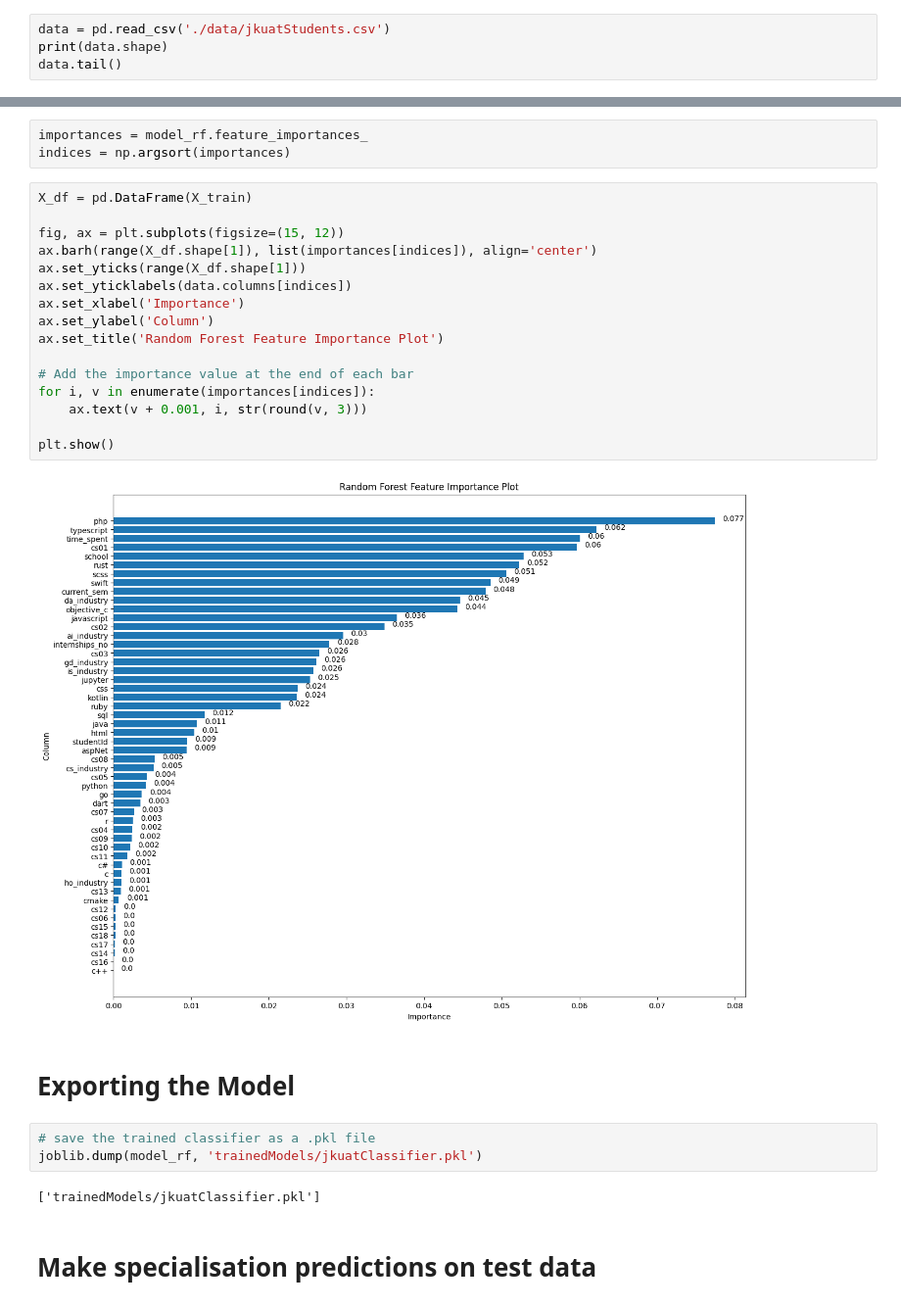
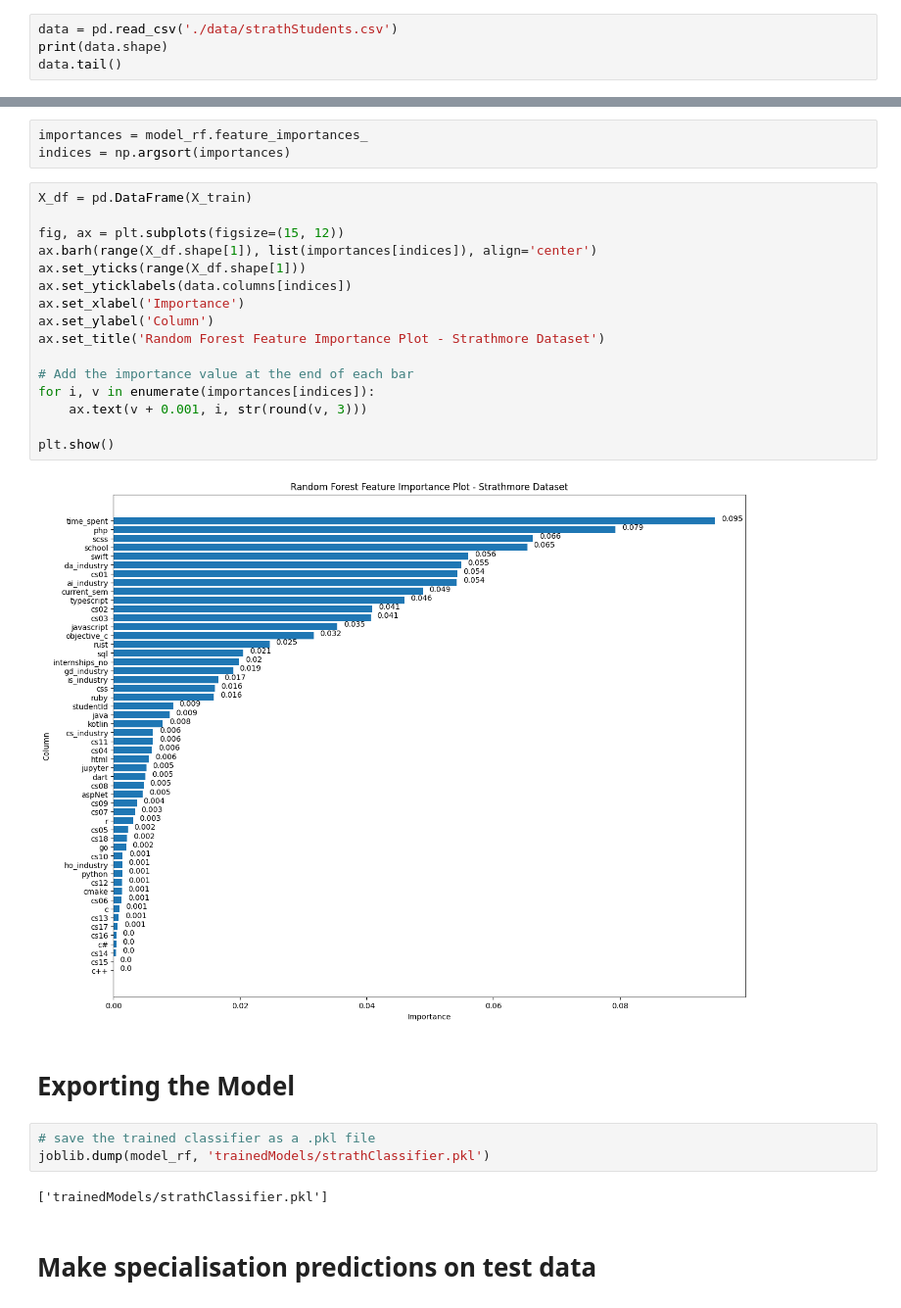
Before and after one commit to mel-fayne/elira_api, a Jupyter notebook: classifierModel/spec_classifier.ipynb, the cells around one changed output, grey strips where cells are left out. Shown: that part at 98% size. Cells and saved outputs as stored; diff of their text form.

Commit message:
implement jkuat and strath classifiers

```diff
--- a/classifierModel/spec_classifier.ipynb
+++ b/classifierModel/spec_classifier.ipynb
@@ -22,7 +22,7 @@ from sklearn.svm import SVC
 # %% [markdown]
 # Reading Data
 # %%
-data = pd.read_csv('./data/jkuatStudents.csv')
+data = pd.read_csv('./data/strathStudents.csv')
 print(data.shape)
 data.tail()
 # %% [output]
@@ -268,28 +255,28 @@ indices = np.argsort(importances)
 # %%
 X_df = pd.DataFrame(X_train)
 
 fig, ax = plt.subplots(figsize=(15, 12))
 ax.barh(range(X_df.shape[1]), list(importances[indices]), align='center')
 ax.set_yticks(range(X_df.shape[1]))
 ax.set_yticklabels(data.columns[indices])
 ax.set_xlabel('Importance')
 ax.set_ylabel('Column')
-ax.set_title('Random Forest Feature Importance Plot')
+ax.set_title('Random Forest Feature Importance Plot - Strathmore Dataset')
 
 # Add the importance value at the end of each bar
 for i, v in enumerate(importances[indices]):
     ax.text(v + 0.001, i, str(round(v, 3)))
 
 plt.show()
 # %% [output]
-[figure, old version]
+[figure, new version]
 # %% [markdown]
 # Exporting the Model
 # %%
 # save the trained classifier as a .pkl file
-joblib.dump(model_rf, 'trainedModels/jkuatClassifier.pkl')
+joblib.dump(model_rf, 'trainedModels/strathClassifier.pkl')
 # %% [output]
-['trainedModels/jkuatClassifier.pkl']
+['trainedModels/strathClassifier.pkl']
 # %% [markdown]
 # Make specialisation predictions on test data
 # %%
```
Also changed, not shown: parts of 9 cells of this notebook, 6 other files.
